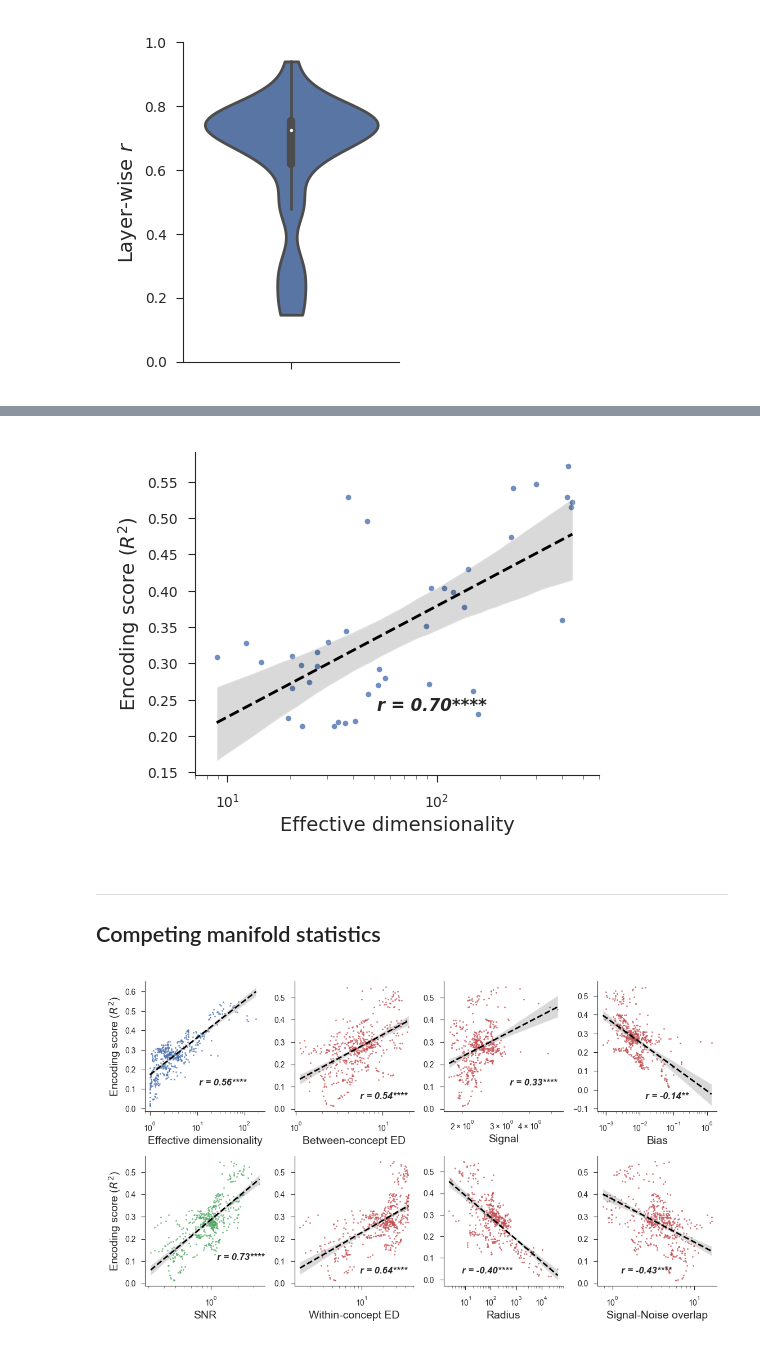
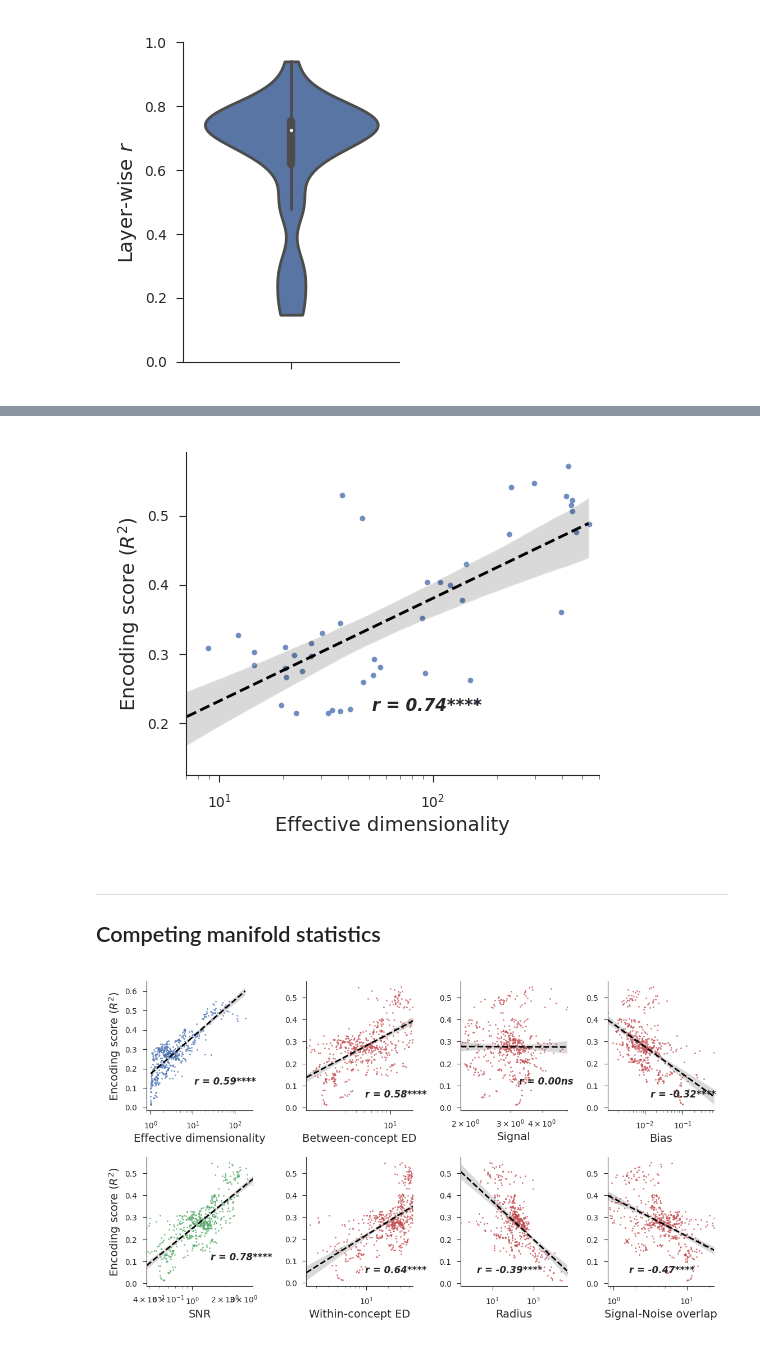
Before and after one commit to EricElmoznino/encoder_dimensionality, a Jupyter notebook: figures/manuscript/results.ipynb, the cells around one changed output, grey strips where cells are left out. Cells and saved outputs as stored; diff of their text form; code cells hidden in the pictures.

```diff
--- a/figures/manuscript/results.ipynb
+++ b/figures/manuscript/results.ipynb
@@ -1180,6 +1144,10 @@ dataset = 'imagenet'
 data = pd.merge(pd.read_csv(f'../../results/encoding|benchmark:dicarlo.MajajHong2015.IT.public-pls|pooling:False.csv'),
                 pd.read_csv(f'../../results/eigmetrics|dataset:{dataset}|pooling:False|grayscale:False.csv'),
                 on=id_columns)
+data_additional = pd.merge(pd.read_csv(f'../../results/encoding|benchmark:dicarlo.MajajHong2015.IT.public-pls|pooling:False|additional:True.csv'),
+                           pd.read_csv(f'../../results/eigmetrics|dataset:{dataset}|pooling:none|grayscale:False|additional:True.csv'),
+                           on=id_columns)
+data = pd.concat([data, data_additional], ignore_index=True)
 data.loc[:, 'layer'] = data['layer'].replace(tf_to_pt_layer_map)
 data = data.groupby(list(set(id_columns) - {'layer'})).apply(lambda x: x.nlargest(1, 'score'))
 
@@ -1197,18 +1165,25 @@ annotate_corr(data, x='effective dimensionality', y='score', pos=(0.45, 0.2), ax
 plt.savefig('saved/appendix_ED-vs-encoding-bestlayer-nopooling.png', dpi=300)
 plt.show()
 # %% [output]
-[figure, old version]
+[figure, new version]
 # %% [markdown]
 ---
 ## Competing manifold statistics
 # %%
-dataset = 'imagenet'
+dataset = 'imagenet21k'
 data = pd.merge(pd.read_csv(f'../../results/encoding|benchmark:dicarlo.MajajHong2015.IT.public-pls|pooling:False.csv'),
                 pd.read_csv(f'../../results/manifolds|dataset:{dataset}|pooling:False.csv'),
                 on=id_columns)
 data = pd.merge(data,
-                pd.read_csv(f'../../results/eigmetrics|dataset:{dataset}|pooling:avg|grayscale:False.csv'),
+                pd.read_csv(f'../../results/eigmetrics|dataset:imagenet|pooling:avg|grayscale:False.csv'),
                 on=id_columns)
+data_additional = pd.merge(pd.read_csv(f'../../results/encoding|benchmark:dicarlo.MajajHong2015.IT.public-pls|pooling:False|additional:True.csv'),
+                           pd.read_csv(f'../../results/manifolds|dataset:{dataset}|pooling:False|additional:True.csv'),
+                           on=id_columns)
+data_additional = pd.merge(data_additional,
+                           pd.read_csv(f'../../results/eigmetrics|dataset:imagenet|pooling:avg|grayscale:False|additional:True.csv'),
+                           on=id_columns)
+data = pd.concat([data, data_additional], ignore_index=True)
 data.loc[:, 'layer'] = data['layer'].replace(tf_to_pt_layer_map)
 
 fig, axs = plt.subplots(2, 4, figsize=(5.5, 3.1))
@@ -1261,31 +1236,31 @@ annotate_corr(data, x='signal (mean)', y='score', pos=(0.55, 0.2), ax=axs[0, 2])
 sns.regplot(data=data, x='bias (mean)', y='score',
             logx=True,
             scatter_kws={'alpha': 0.8, 's': 1, 'linewidth': 0},
             line_kws={'color': 'black', 'linestyle': '--', 'linewidth': 1},
             color=sns.color_palette()[3],
             ax=axs[0, 3])
 axs[0, 3].set(xlabel='Bias', ylabel=None, xscale='log')
 annotate_corr(data, x='bias (mean)', y='score', pos=(0.4, 0.1), ax=axs[0, 3])
 
 sns.regplot(data=data, x='within-concept radius (mean)', y='score',
             logx=True,
             scatter_kws={'alpha': 0.8, 's': 1, 'linewidth': 0},
             line_kws={'color': 'black', 'linestyle': '--', 'linewidth': 1},
             color=sns.color_palette()[3],
             ax=axs[1, 2])
 axs[1, 2].set(xlabel='Radius', ylabel=None, xscale='log')
 annotate_corr(data, x='within-concept radius (mean)', y='score', pos=(0.15, 0.1), ax=axs[1, 2])
 
 sns.regplot(data=data, x='self signal-noise-overlap (mean)', y='score',
             logx=True,
             scatter_kws={'alpha': 0.8, 's': 1, 'linewidth': 0},
             line_kws={'color': 'black', 'linestyle': '--', 'linewidth': 1},
             color=sns.color_palette()[3],
             ax=axs[1, 3])
 axs[1, 3].set(xlabel='Signal-Noise overlap', ylabel=None, xscale='log')
 annotate_corr(data, x='self signal-noise-overlap (mean)', y='score', pos=(0.2, 0.1), ax=axs[1, 3])
 
 plt.savefig('saved/results_competing-vs-encoding.png', dpi=300)
 plt.show()
 # %% [output]
-[figure, old version]
+[figure, new version]
```
Also changed, not shown: parts of 22 cells of this notebook, 50 other files.
